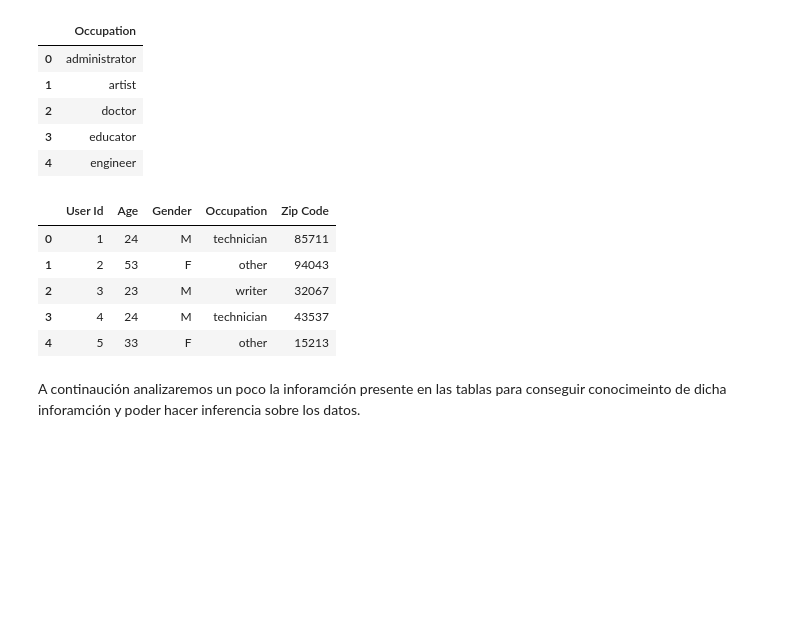
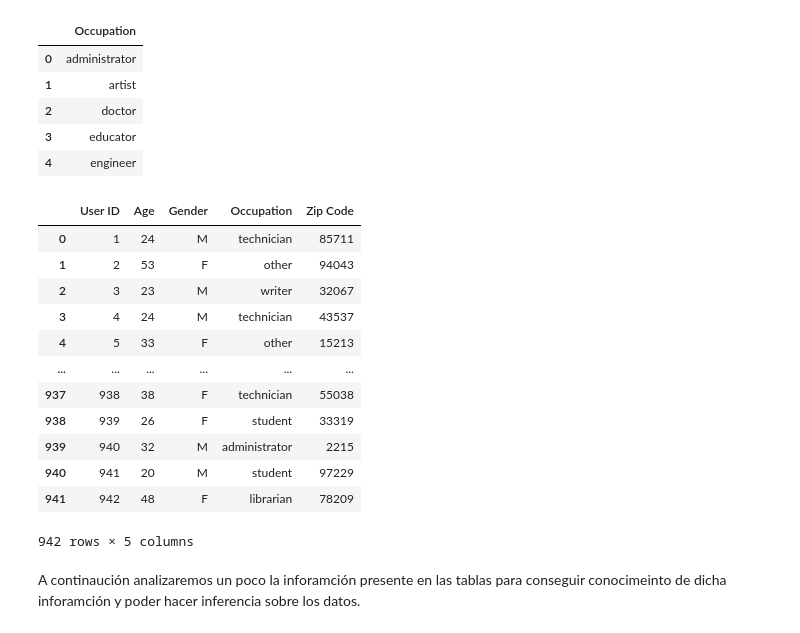
Before and after one commit to estebanhernandezr/Entregas-Semanales, a Jupyter notebook: SantiagoEsteban_AlvarezHernandez_ML_3.ipynb, the cells around one changed output. Drawn from its saved outputs; the diff is of its cells as text; code cells hidden in the pictures; blank space fills up the shorter version.

```diff
--- a/SantiagoEsteban_AlvarezHernandez_ML_3.ipynb
+++ b/SantiagoEsteban_AlvarezHernandez_ML_3.ipynb
@@ -100,14 +117,21 @@ occupations.head()
 | 3 | educator |
 | 4 | engineer |
 # %%
-user_info.head()
+user_info.head(-1)
 # %% [output]
-|  | User Id | Age | Gender | Occupation | Zip Code |
+|  | User ID | Age | Gender | Occupation | Zip Code |
 | 0 | 1 | 24 | M | technician | 85711 |
 | 1 | 2 | 53 | F | other | 94043 |
 | 2 | 3 | 23 | M | writer | 32067 |
 | 3 | 4 | 24 | M | technician | 43537 |
 | 4 | 5 | 33 | F | other | 15213 |
+| ... | ... | ... | ... | ... | ... |
+| 937 | 938 | 38 | F | technician | 55038 |
+| 938 | 939 | 26 | F | student | 33319 |
+| 939 | 940 | 32 | M | administrator | 2215 |
+| 940 | 941 | 20 | M | student | 97229 |
+| 941 | 942 | 48 | F | librarian | 78209 |
+942 rows × 5 columns
 # %% [markdown]
 A continaución analizaremos un poco la inforamción presente en las tablas para conseguir conocimeinto de dicha inforamción y poder hacer inferencia sobre los datos.
 # %%
```
Also changed, not shown: parts of 25 cells of this notebook.
